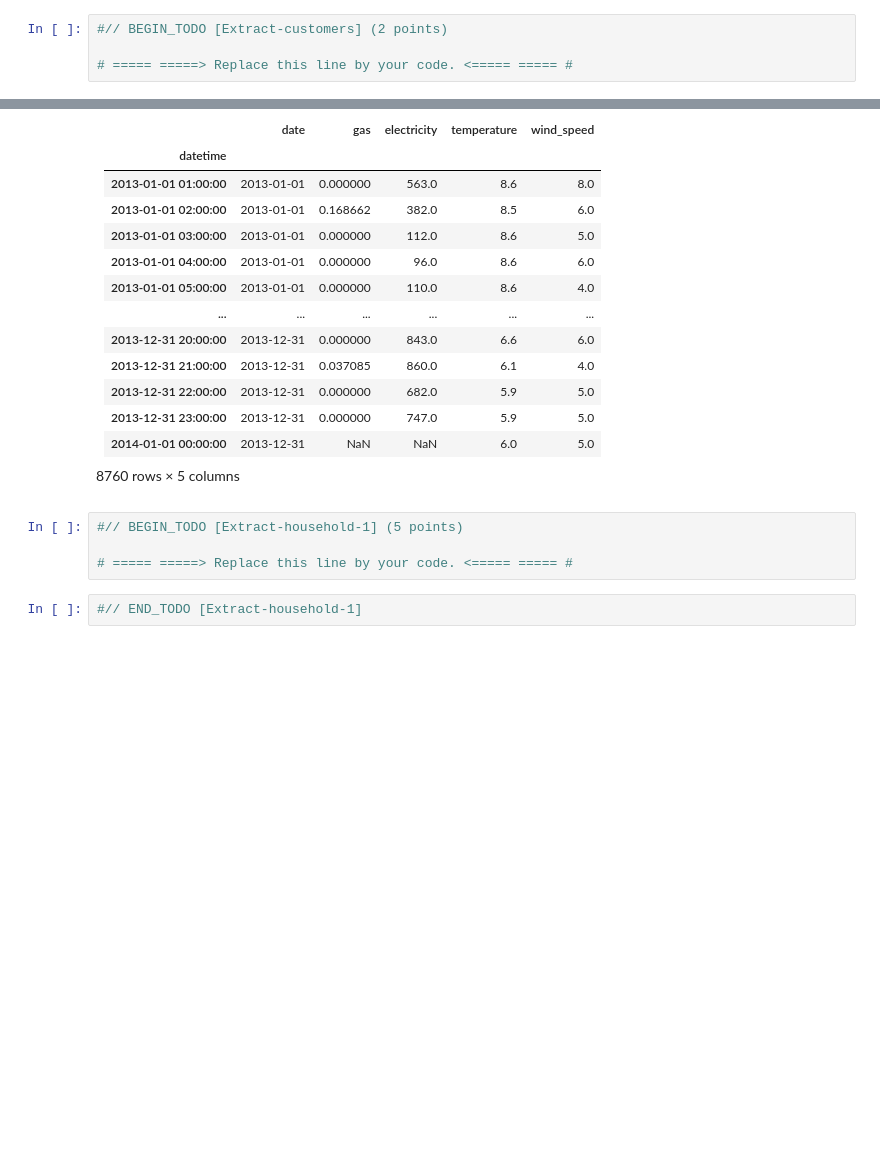
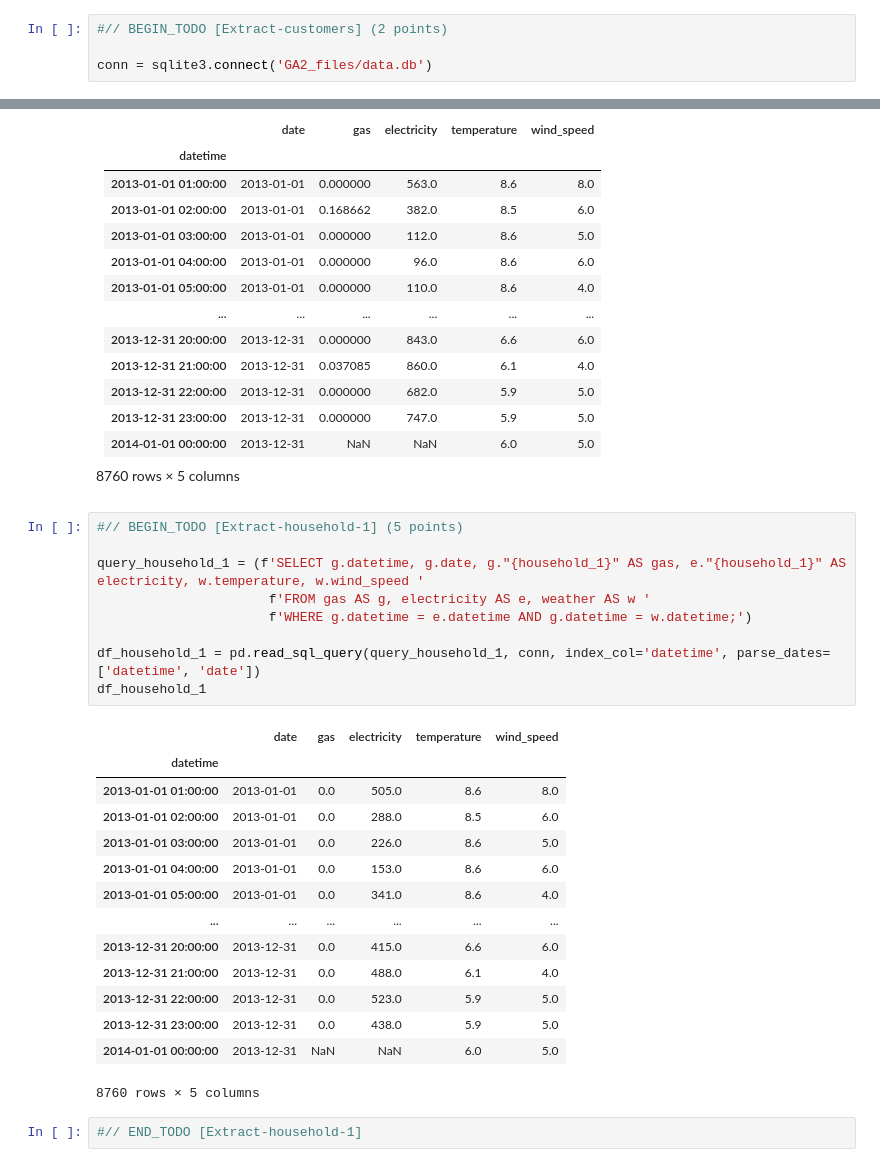
Before and after one commit to Modgen1/2IAB1, a Jupyter notebook: GA2/GA2-2076209.ipynb, the cells around one changed output, grey strips where cells are left out. Drawn from its saved outputs; the diff is of its cells as text; blank space fills up the shorter version.

Commit message:
GA2 data loading done

```diff
--- a/GA2/GA2-2076209.ipynb
+++ b/GA2/GA2-2076209.ipynb
@@ -855,4 +855,4 @@ plt.rcParams['figure.figsize'] = 16, 9  # default hor./vert. size of plots, in i
 # %%
 #// BEGIN_TODO [Extract-customers] (2 points)
 
-# ===== =====> Replace this line by your code. <===== ===== #
+conn = sqlite3.connect('GA2_files/data.db')
@@ -993,10 +1003,30 @@ Your output should look similar to the following:
 </table>
 <p>8760 rows × 5 columns</p>
 </div>
-# %%
-#// BEGIN_TODO [Extract-household-1] (5 points)
-
-# ===== =====> Replace this line by your code. <===== ===== #
+# %%
+#// BEGIN_TODO [Extract-household-1] (5 points)
+
+query_household_1 = (f'SELECT g.datetime, g.date, g."{household_1}" AS gas, e."{household_1}" AS electricity, w.temperature, w.wind_speed '
+                      f'FROM gas AS g, electricity AS e, weather AS w '
+                      f'WHERE g.datetime = e.datetime AND g.datetime = w.datetime;')
+
+df_household_1 = pd.read_sql_query(query_household_1, conn, index_col='datetime', parse_dates=['datetime', 'date'])
+df_household_1
+# %% [output]
+|  | date | gas | electricity | temperature | wind_speed |
+| datetime |  |  |  |  |  |
+| 2013-01-01 01:00:00 | 2013-01-01 | 0.0 | 505.0 | 8.6 | 8.0 |
+| 2013-01-01 02:00:00 | 2013-01-01 | 0.0 | 288.0 | 8.5 | 6.0 |
+| 2013-01-01 03:00:00 | 2013-01-01 | 0.0 | 226.0 | 8.6 | 5.0 |
+| 2013-01-01 04:00:00 | 2013-01-01 | 0.0 | 153.0 | 8.6 | 6.0 |
+| 2013-01-01 05:00:00 | 2013-01-01 | 0.0 | 341.0 | 8.6 | 4.0 |
+| ... | ... | ... | ... | ... | ... |
+| 2013-12-31 20:00:00 | 2013-12-31 | 0.0 | 415.0 | 6.6 | 6.0 |
+| 2013-12-31 21:00:00 | 2013-12-31 | 0.0 | 488.0 | 6.1 | 4.0 |
+| 2013-12-31 22:00:00 | 2013-12-31 | 0.0 | 523.0 | 5.9 | 5.0 |
+| 2013-12-31 23:00:00 | 2013-12-31 | 0.0 | 438.0 | 5.9 | 5.0 |
+| 2014-01-01 00:00:00 | 2013-12-31 | NaN | NaN | 6.0 | 5.0 |
+8760 rows × 5 columns
 # %%
 #// END_TODO [Extract-household-1]
 # %% [markdown]
```
Also changed, not shown: parts of 3 cells of this notebook.
